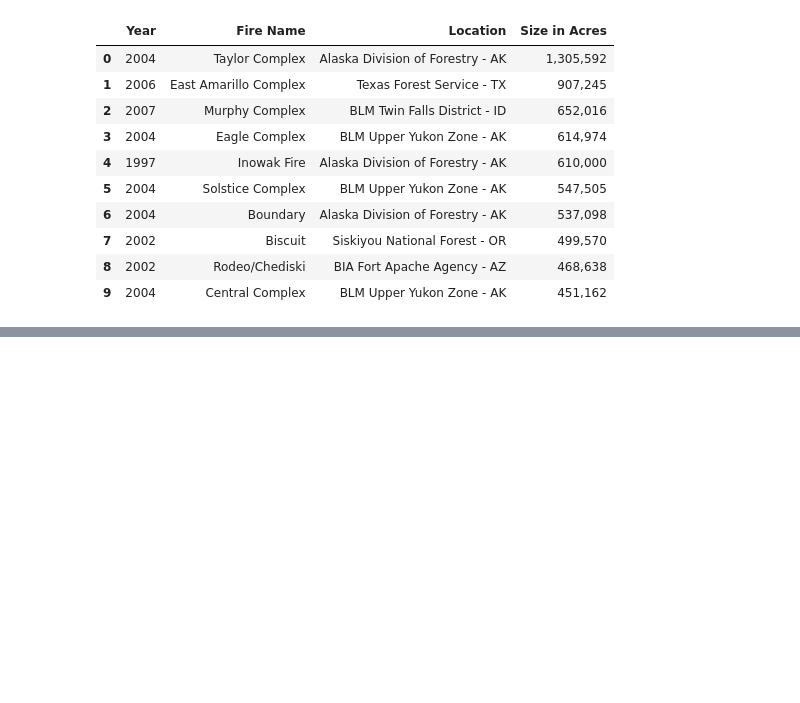
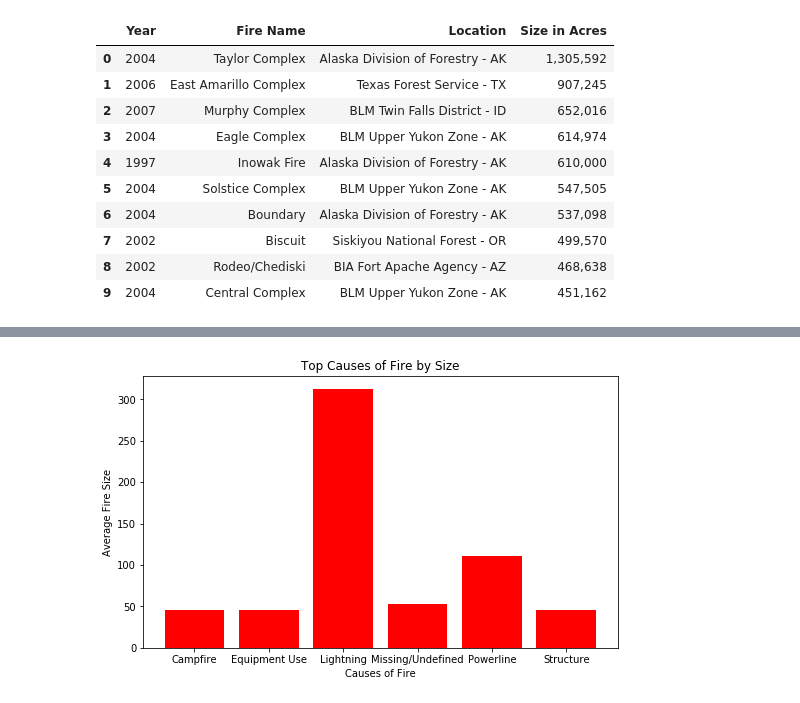
Before and after one commit to nvhabib91/project1, a Jupyter notebook: Project_1_Sam.ipynb, the cells around one changed output, grey strips where cells are left out. Saved outputs shown, nothing was run; the diff lists cells and outputs as text; code cells hidden in the pictures; blank space fills up the shorter version.

Commit message:
Added updated data

```diff
--- a/Project_1_Sam.ipynb
+++ b/Project_1_Sam.ipynb
@@ -355,3 +355,8 @@ large_fires_pd.head(10)
 | 7 | 2002 | Biscuit | Siskiyou National Forest - OR | 499,570 |
 | 8 | 2002 | Rodeo/Chediski | BIA Fort Apache Agency - AZ | 468,638 |
 | 9 | 2004 | Central Complex | BLM Upper Yukon Zone - AK | 451,162 |
+# %%
+acres_burned_avg = fires_pd.groupby(fires_pd["STAT_CAUSE_DESCR"]).mean()["FIRE_SIZE"]
+acres_burned_avg = pd.DataFrame({"Fire Size":acres_burned_avg
+                            })
+acres_burned_avg
@@ -357,0 +379,4 @@ large_fires_pd.head(10)
+# %%
+top_causes_in_size_avg = acres_burned_avg["Fire Size"] > 45
+acres_burned_df_avg = acres_burned_avg[top_causes_in_size_avg].reset_index()
+acres_burned_df_avg
@@ -357,0 +391,10 @@ large_fires_pd.head(10)
+# %%
+plt.figure(figsize=(8.5,5))
+plt.bar(acres_burned_df_avg["STAT_CAUSE_DESCR"], acres_burned_df_avg["Fire Size"], color='r', alpha=1, align="center")
+plt.title("Top Causes of Fire by Size")
+plt.xlabel("Causes of Fire")
+plt.ylabel("Average Fire Size")
+plt.savefig("output_data_sam/fire_causes_average.png")
+plt.show()
+# %% [output]
+[figure, added]
```
Also changed, not shown: parts of 2 cells of this notebook, 3 other files.
